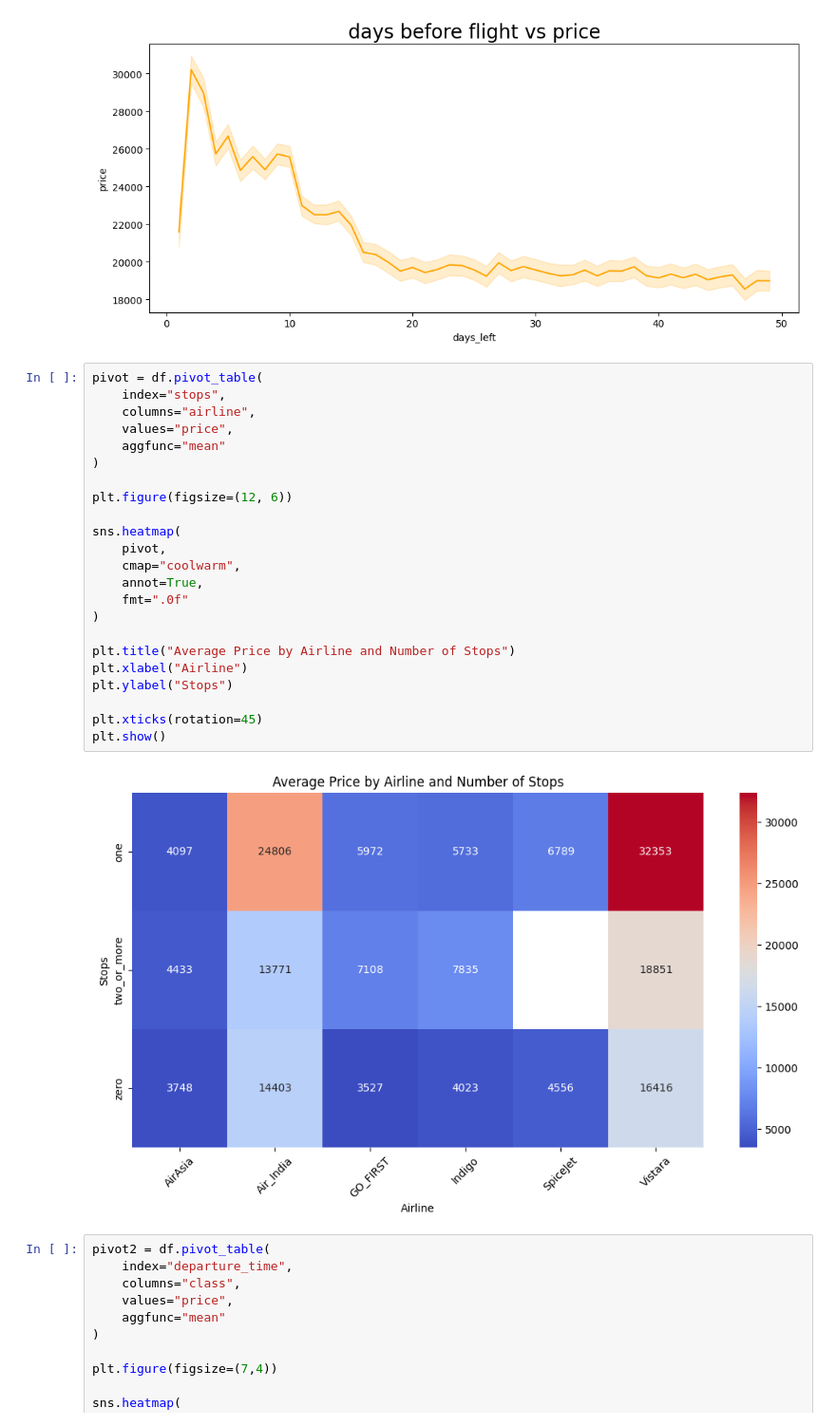
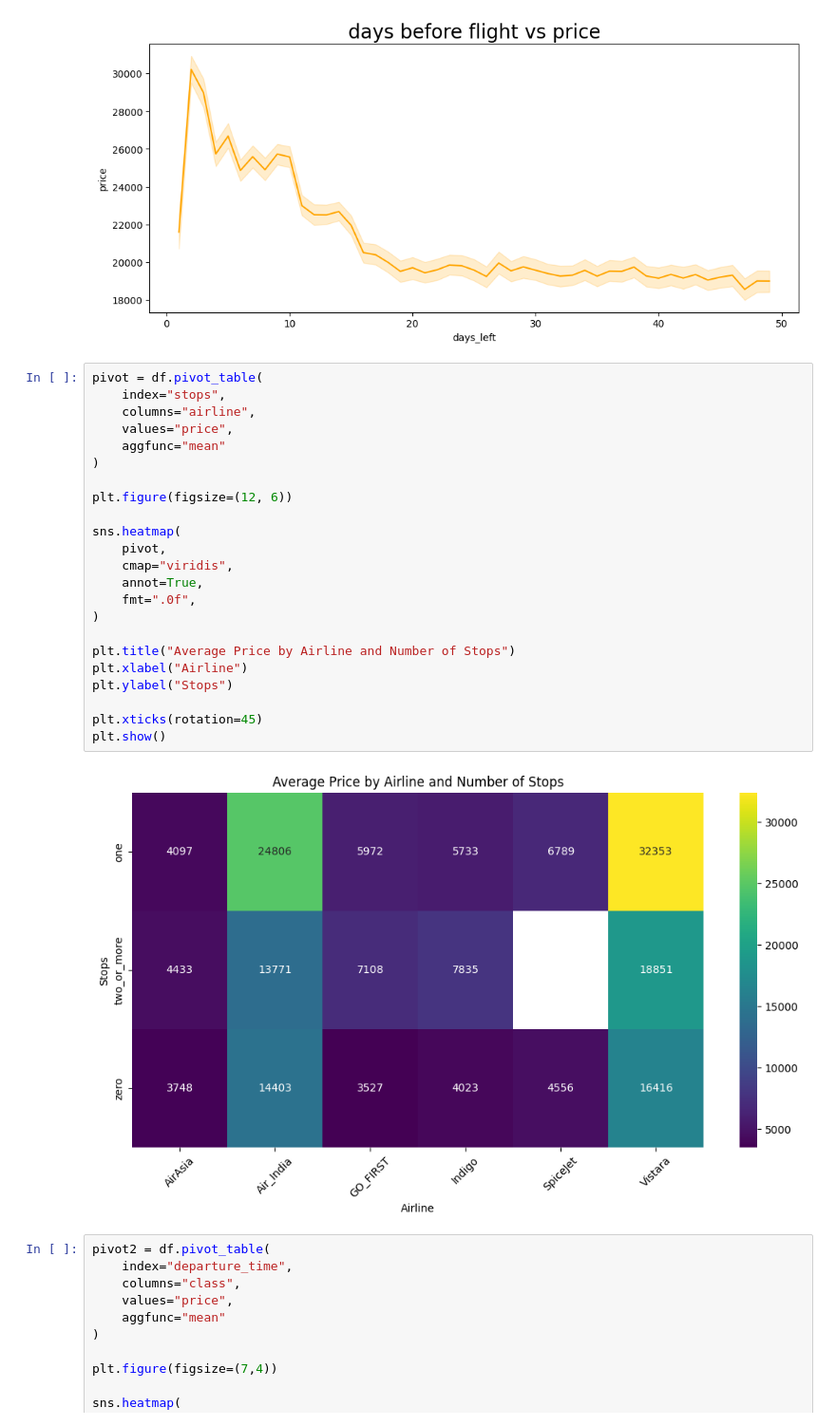
Before and after one commit to Data-Analysis-Hub/Machine-Learning-Flight-ticket-prices-prediction, a Jupyter notebook: Airline_Ticket_Prices_EDA.ipynb, the cells around one changed output. Shown at 95% size. Cells and saved outputs as stored; diff of their text form.

```diff
--- a/Airline_Ticket_Prices_EDA.ipynb
+++ b/Airline_Ticket_Prices_EDA.ipynb
@@ -351,28 +354,28 @@ Text(0.5, 1.0, 'days before flight vs price')
 # %%
 pivot = df.pivot_table(
     index="stops",
     columns="airline",
     values="price",
     aggfunc="mean"
 )
 
 plt.figure(figsize=(12, 6))
 
 sns.heatmap(
     pivot,
-    cmap="coolwarm",
+    cmap="viridis",
     annot=True,
-    fmt=".0f"
+    fmt=".0f",
 )
 
 plt.title("Average Price by Airline and Number of Stops")
 plt.xlabel("Airline")
 plt.ylabel("Stops")
 
 plt.xticks(rotation=45)
 plt.show()
 # %% [output]
-[figure, old version]
+[figure, new version]
 # %%
 pivot2 = df.pivot_table(
     index="departure_time",
```
Also changed, not shown: parts of 2 cells of this notebook, 9 other files.
